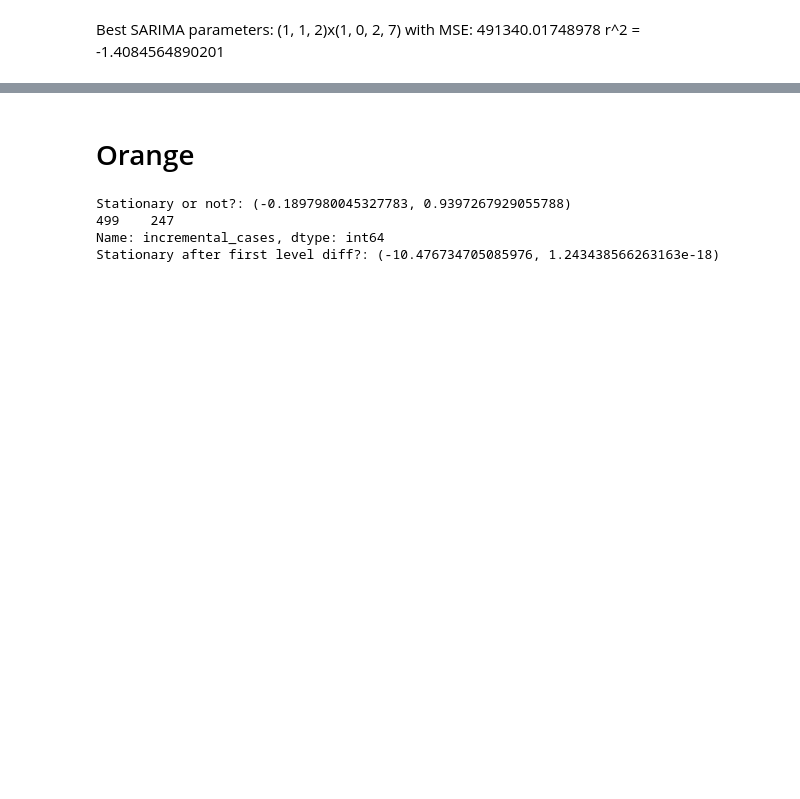
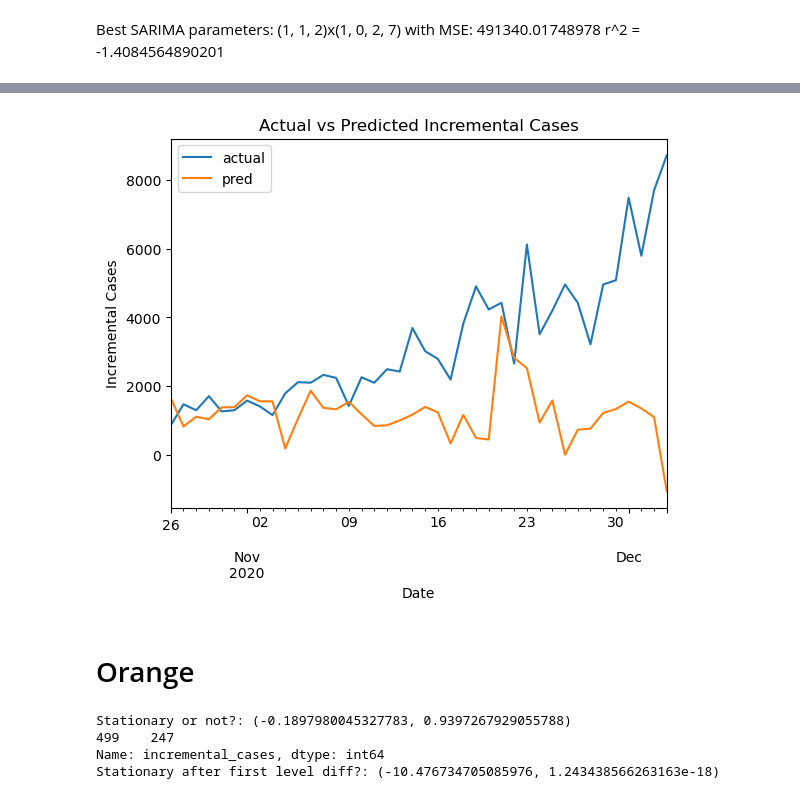
Before and after one commit to songalal/datascienceproject390, a Jupyter notebook: NEW_Elena_SeasonalARIMA_California.ipynb, the cells around one changed output, grey strips where cells are left out. Drawn from its saved outputs; the diff is of its cells as text; code cells hidden in the pictures; blank space fills up the shorter version.

```diff
--- a/NEW_Elena_SeasonalARIMA_California.ipynb
+++ b/NEW_Elena_SeasonalARIMA_California.ipynb
@@ -196,0 +528,6 @@ r^2 = -1.4084564890201
+# %%
+model = sm.tsa.statespace.SARIMAX(train.incremental_cases, order=(3, 2, 3) , seasonal_order=(1, 2, 3, 30)).fit()
+pred = pd.concat([pd.Series([-1293]), model.forecast(steps=40)]).cumsum()[1:]
+pred = pd.concat([pd.Series([823]), pred]).cumsum()[1:]
+r2 = r2_score(test.incremental_cases, pred)
+print("R-squared", r2)
@@ -197,3 +553,22 @@ r^2 = -1.4084564890201
+# %%
+test['date'] = pd.to_datetime(test['date'], format="%Y-%m-%d")
+
+prediction = pd.DataFrame({'actual':test.incremental_cases.reset_index(drop = True),
+              'pred':pred.reset_index(drop = True)})
+prediction['date'] = test['date'].reset_index(drop = True)
+ax = prediction.plot(x = 'date', y = ['actual', 'pred'])
+
+# Set the labels for the x and y axes
+ax.set_xlabel('Date')
+ax.set_ylabel('Incremental Cases')
+
+# Optionally, you can also set the title of the plot
+ax.set_title('Actual vs Predicted Incremental Cases')
+
+# Show the plot
+plt.show()
+# %% [output]
+[figure, added]
 # %% [markdown]
 # Orange
 # %%
```
Also changed, not shown: parts of 17 cells of this notebook, 3 other files.
